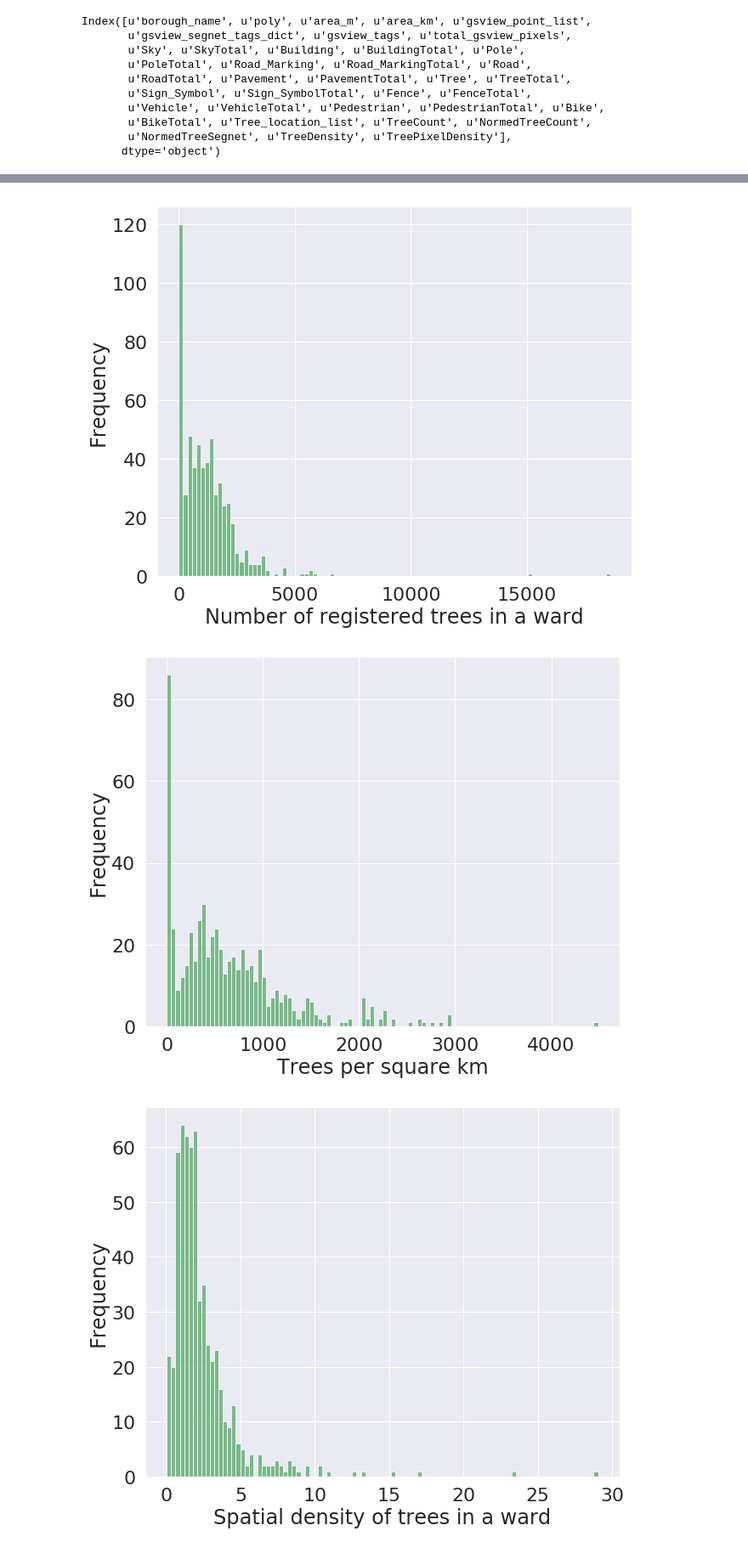
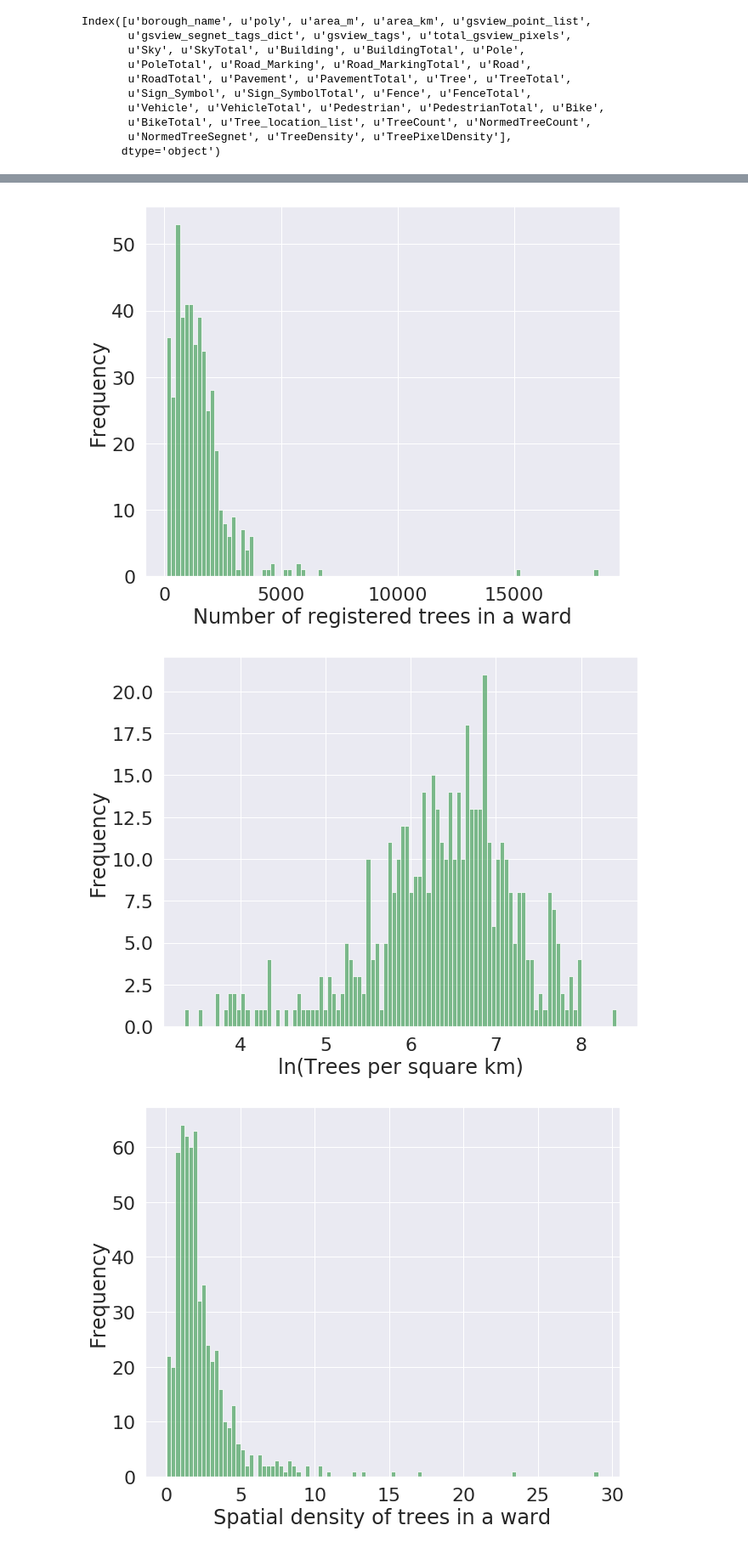
Before and after one commit to sagarjoglekar/Vitamin_N, a Jupyter notebook: Notebooks/VitaminN_Explore.ipynb, the cells around one changed output, grey strips where cells are left out. Shown at 85% size. Drawn from its saved outputs; the diff is of its cells as text; code cells hidden in the pictures.

```diff
--- a/Notebooks/VitaminN_Explore.ipynb
+++ b/Notebooks/VitaminN_Explore.ipynb
@@ -328,4 +328,4 @@ df_map.head()
 | 4 | Beverley Ward | POLYGON ((18675.54168399898 13589... | 1.879597e+06 | 18.795975 | [POINT (17160.45934672326 13436.4... | [[0.129583333333, 0.374895833333,... | [0.27354906528363815, 0.201975430... | ... |
 5 rows × 34 columns
 # %%
-gdf = gpd.GeoDataFrame(df_map, crs={}, geometry='poly')
+gdf = gpd.GeoDataFrame(df_map[df_map['TreeCount']>100], crs={}, geometry='poly')
@@ -401,7 +378,7 @@ max_tree = float(np.max(x2))
 gdf['NormedTreeCount'] = (gdf['TreeCount']-minVal)/(maxVal-minVal)
 gdf['NormedTreeSegnet'] = (gdf['Tree']-min_tree)/(max_tree-min_tree)
 
-gdf['TreeDensity'] = (gdf['TreeCount']*10.0)/gdf['area_km']
+gdf['TreeDensity'] = np.log((gdf['TreeCount']*10.0)/gdf['area_km'])
 gdf['TreePixelDensity'] = (gdf['TreeTotal']*10.0)/gdf['area_km']
 # %%
 gdf.columns
@@ -495,0 +508,6 @@ Text(10,25,'Pearson r: 0.73***')
+# %%
+sns.set(font_scale=2)
+ax = sns.jointplot(x=[pop[k] for k in common] , y=[trees[k] for k in common],kind='regression',height=15);
+plt.xlabel('ln(Population Density)')
+plt.ylabel('ln(Tree density)')
+ax.annotate(pearsonr)
@@ -526,18 +547,18 @@ fig, ax = plt.subplots()
 fig.set_size_inches(10,8)
 plt.xlabel('Number of registered trees in a ward')
 plt.ylabel('Frequency')
-n, bins, patches = plt.hist(filtered_df['TreeCount'], 100, facecolor='g', alpha=0.75)
+n, bins, patches = plt.hist(gdf['TreeCount'], 100, facecolor='g', alpha=0.75)
 # %% [output]
-[figure, old version]
+[figure, new version]
 # %%
 import matplotlib.pyplot as plt
 fig, ax = plt.subplots()
 fig.set_size_inches(10,8)
-plt.xlabel('Trees per square km')
+plt.xlabel('ln(Trees per square km)')
 plt.ylabel('Frequency')
-n, bins, patches = plt.hist(filtered_df['TreeDensity'], 100, facecolor='g', alpha=0.75)
+n, bins, patches = plt.hist(gdf['TreeDensity'], 100, facecolor='g', alpha=0.75)
 # %% [output]
-[figure, old version]
+[figure, new version]
 # %%
 import matplotlib.pyplot as plt
 fig, ax = plt.subplots()
```
Also changed, not shown: parts of 24 cells of this notebook, 5 other files.
